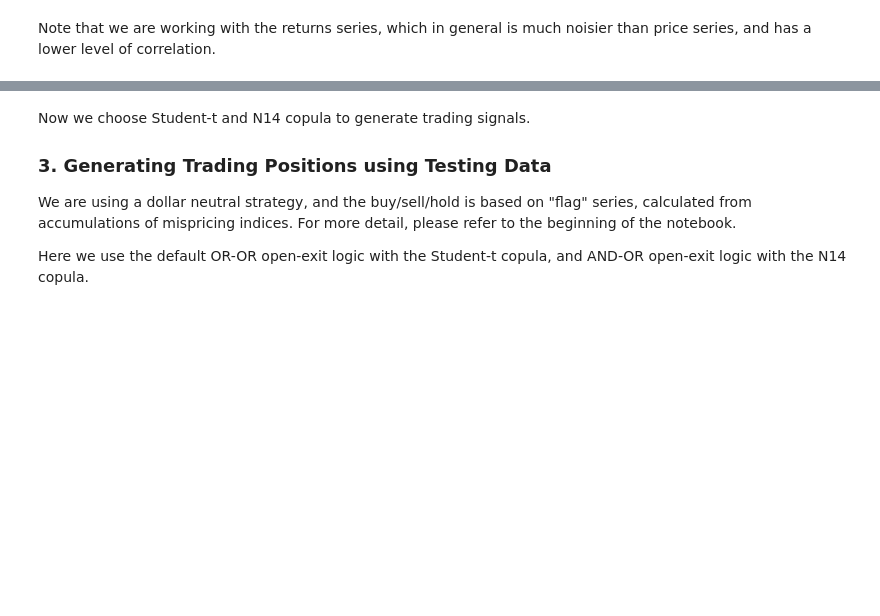
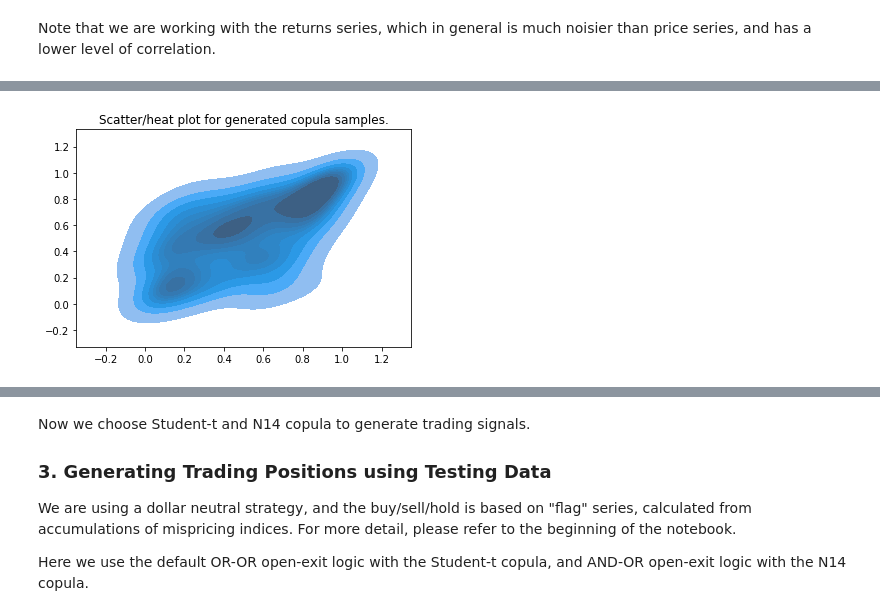
Before and after one commit to hudson-and-thames/arbitrage_research, a Jupyter notebook: Copula Approach/Copula_Strategy_Mispricing_Index.ipynb, the cells around one changed output, grey strips where cells are left out. Saved outputs shown, nothing was run; the diff lists cells and outputs as text; code cells hidden in the pictures; blank space fills up the shorter version.

```diff
--- a/Copula Approach/Copula_Strategy_Mispricing_Index.ipynb
+++ b/Copula Approach/Copula_Strategy_Mispricing_Index.ipynb
@@ -254,0 +233,32 @@ print(result_dict_n14)
+# %%
+# Fit to Gumbel, Frank, Clayton, Joe, N14, Gaussian and Student-t copulas respectively, and print the scores.
+# You may see warnings coming from fitting a mixed copula. In this case, adjust values for gamma_scad, a_scad.
+fit_result_gumbel, copula_gumbel, cdf_x_gumbel, cdf_y_gumbel =\
+    ccalc.fit_copula_to_empirical_data(x=returns_train['BKD'], y=returns_train['ESC'], copula=Gumbel)
+
+fit_result_frank, copula_frank, cdf_x_frank, cdf_y_frank =\
+    ccalc.fit_copula_to_empirical_data(x=returns_train['BKD'], y=returns_train['ESC'], copula=Frank)
+
+fit_result_clayton, copula_clayton, cdf_x_clayton, cdf_y_clayton =\
+    ccalc.fit_copula_to_empirical_data(x=returns_train['BKD'], y=returns_train['ESC'], copula=Clayton)
+
+fit_result_joe, copula_joe, cdf_x_joe, cdf_x_joe=\
+    ccalc.fit_copula_to_empirical_data(x=returns_train['BKD'], y=returns_train['ESC'], copula=Joe)
+
+fit_result_n14, copula_n14, cdf_x_n14, cdf_y_n14=\
+    ccalc.fit_copula_to_empirical_data(x=returns_train['BKD'], y=returns_train['ESC'], copula=N14)
+
+fit_result_gauss, copula_gauss, cdf_x_gauss, cdf_y_gauss =\
+    ccalc.fit_copula_to_empirical_data(x=returns_train['BKD'], y=returns_train['ESC'], copula=GaussianCopula)
+
+fit_result_t, copula_t, cdf_x_t, cdf_y_t=\
+    ccalc.fit_copula_to_empirical_data(x=returns_train['BKD'], y=returns_train['ESC'], copula=StudentCopula)
+
+# Print fit scores
+print(fit_result_gumbel)
+print(fit_result_frank)
+print(fit_result_clayton)
+print(fit_result_joe)
+print(fit_result_n14)
+print(fit_result_gauss)
+print(fit_result_t)
@@ -286,0 +289,5 @@ plt.show()
+# %%
+# Gumbel
+copula_gumbel.plot_scatter(num_points=training_length);
+# %% [output]
+[figure, added]
```
Also changed, not shown: parts of 16 cells of this notebook.
